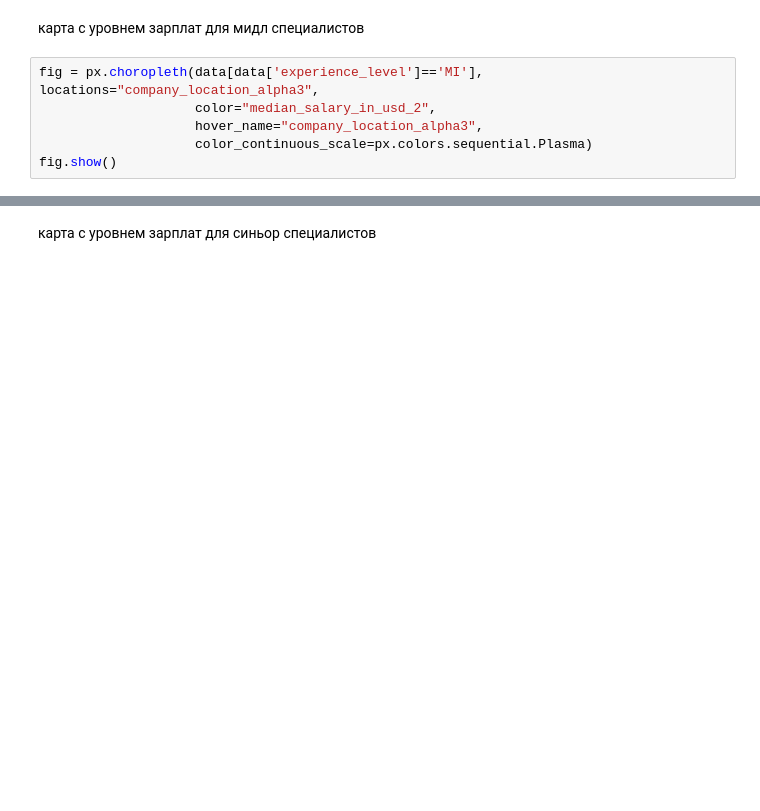
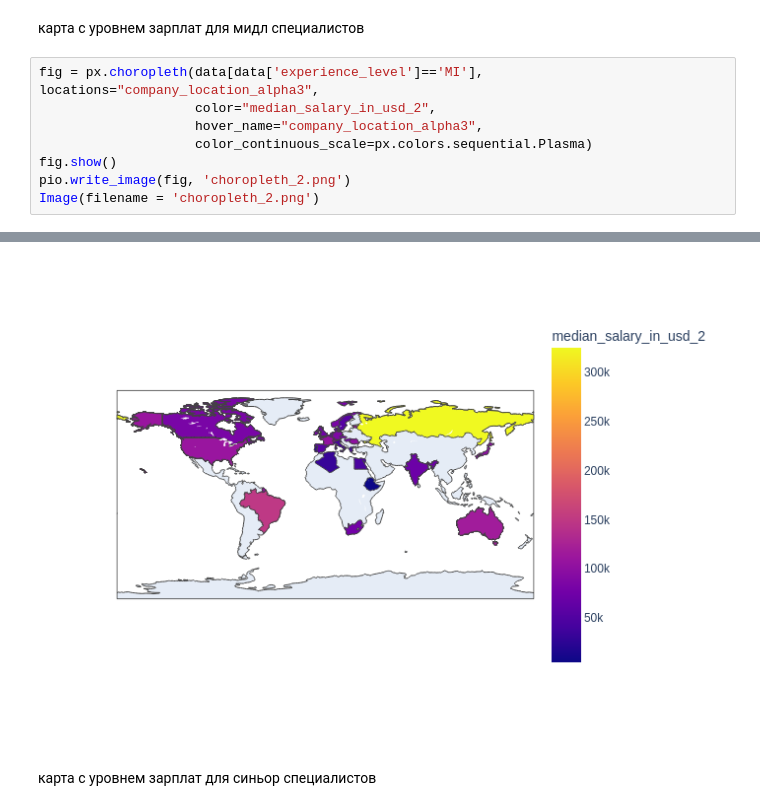
Before and after one commit to Belka258/DSIS_summer_hw, a Jupyter notebook: CyberSecuritySalaries.ipynb, the cells around one changed output, grey strips where cells are left out. Cells and saved outputs as stored; diff of their text form; blank space fills up the shorter version.

```diff
--- a/CyberSecuritySalaries.ipynb
+++ b/CyberSecuritySalaries.ipynb
@@ -450,11 +461,14 @@ fig.show()
 # %%
 fig = px.choropleth(data[data['experience_level']=='MI'], locations="company_location_alpha3",
                     color="median_salary_in_usd_2",
                     hover_name="company_location_alpha3",
                     color_continuous_scale=px.colors.sequential.Plasma)
 fig.show()
+pio.write_image(fig, 'choropleth_2.png')
+Image(filename = 'choropleth_2.png')
 # %% [output]
 [interactive output not drawn]
+[figure, added]
 # %% [markdown]
 карта с уровнем зарплат для синьор специалистов
 # %%
```
Also changed, not shown: parts of 5 cells of this notebook.
